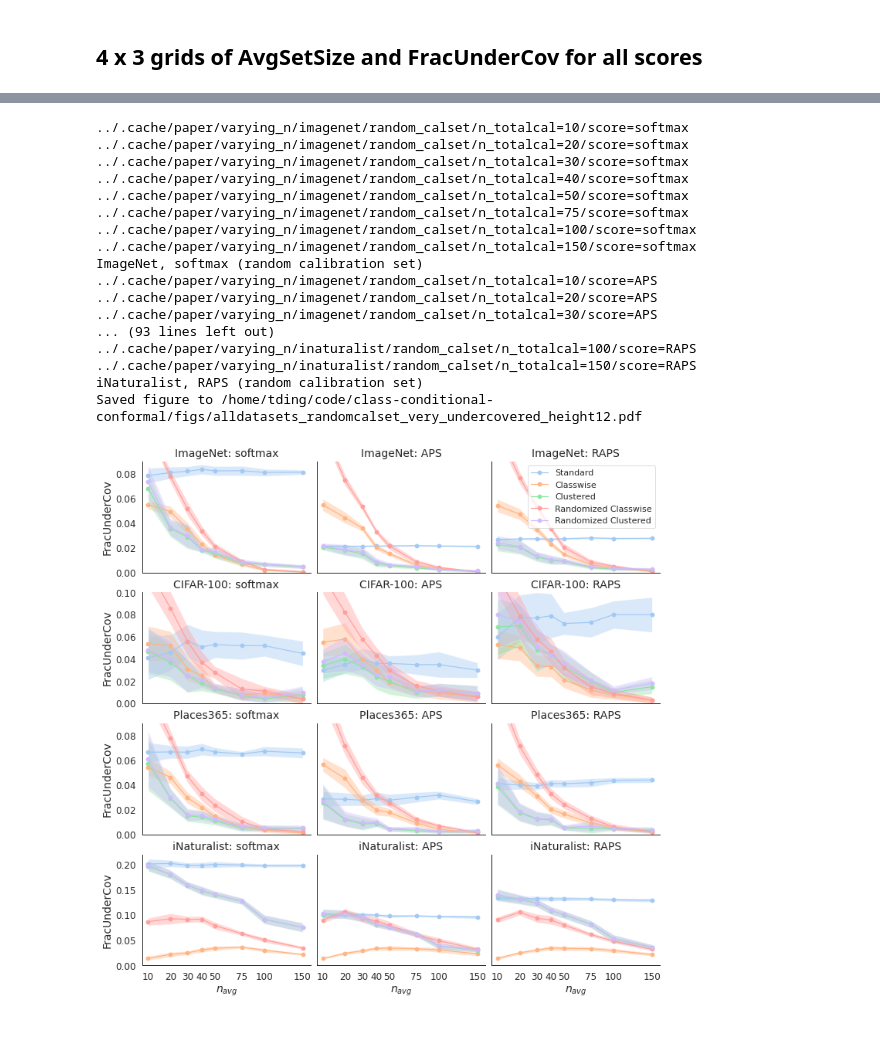
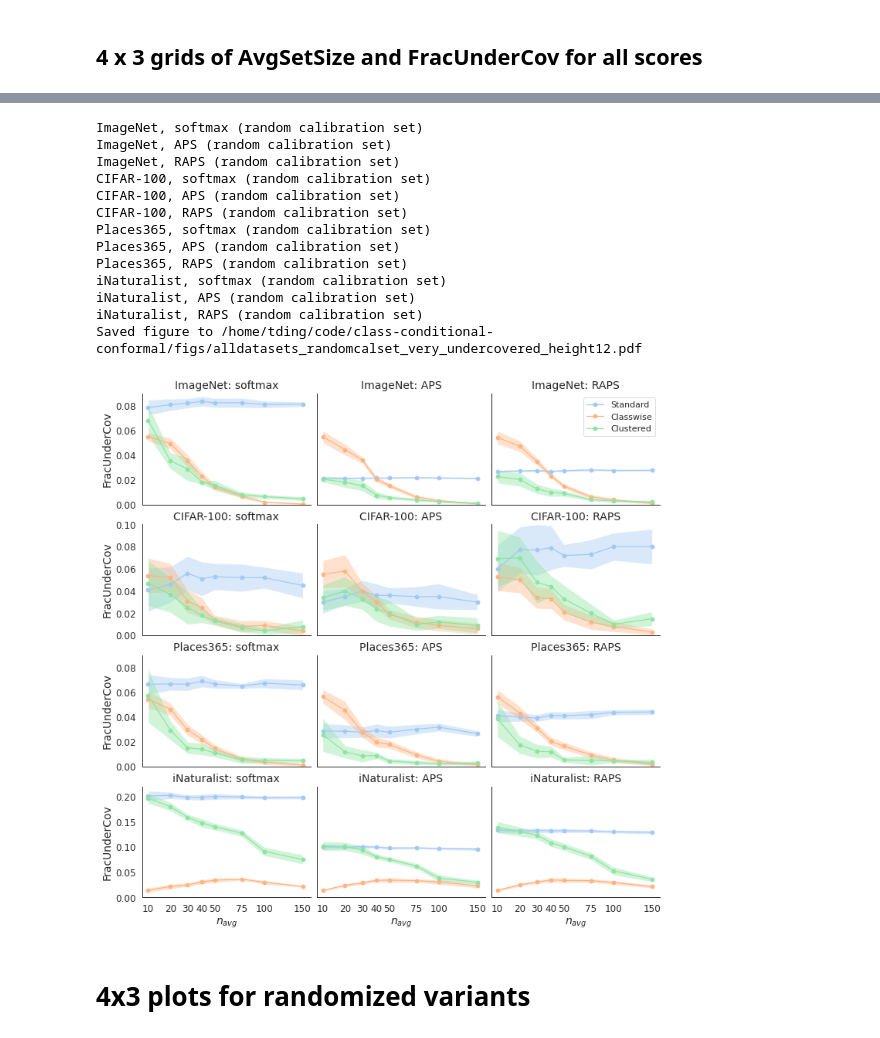
Before and after one commit to tiffanyding/class-conditional-conformal, a Jupyter notebook: notebooks/create_varying_n_plots.ipynb, the cells around one changed output, grey strips where cells are left out. Drawn from its saved outputs; the diff is of its cells as text; code cells hidden in the pictures.

```diff
--- a/notebooks/create_varying_n_plots.ipynb
+++ b/notebooks/create_varying_n_plots.ipynb
@@ -234,7 +221,8 @@ fig, axs = plt.subplots(1,ncols,
 score_function_list = ['APS', 'RAPS']
 for i, score_function in enumerate(score_function_list):
     # Get data
-    aggregated_results = get_metric_df(dataset, cal_sampling, metric, score_function, method_list=method_list)
+    aggregated_results = get_metric_df(dataset, cal_sampling, metric, score_function,
+                                       method_list=method_list, print_folder=False)
 
     # Plot
     make_line_plot(aggregated_results, axs[i])
@@ -300,7 +272,7 @@ for score_function in score_function_list:
 
     for i, dataset in enumerate(dataset_list):
 
-        aggregated_results = get_metric_df(dataset, cal_sampling, metric, score_function)
+        aggregated_results = get_metric_df(dataset, cal_sampling, metric, score_function, print_folder=False)
 
         # Plot
         make_line_plot(aggregated_results, axs[i])
@@ -384,7 +330,8 @@ for metric in metric_list:
             c = i - r*ncols
             ax = axs[r][c]
 
-            aggregated_results = get_metric_df(dataset, cal_sampling, metric, score_function)
+            aggregated_results = get_metric_df(dataset, cal_sampling, metric,
+                                               score_function, print_folder=False)
 
             # Plot
             make_line_plot(aggregated_results, ax)
@@ -451,7 +386,7 @@ fig_folder = '/home/tding/code/class-conditional-conformal/figs/'
 cal_sampling = 'random'
 dataset_list = ['imagenet', 'cifar-100', 'places365', 'inaturalist']
 score_function_list = ['softmax','APS']
-method_list = method_to_name.keys()
+method_list = ['standard', 'classwise', 'cluster_random']
 
 nrows = len(dataset_list)
 ncols = len(score_function_list)
@@ -469,7 +404,8 @@ for metric in metric_list:
 
             ax = axs[i][j]
 
-            aggregated_results = get_metric_df(dataset, cal_sampling, metric, score_function, method_list=method_list)
+            aggregated_results = get_metric_df(dataset, cal_sampling, metric, score_function,
+                                               method_list=method_list, print_folder=False)
 
             # Plot
             make_line_plot(aggregated_results, ax, method_list=method_list)
@@ -533,10 +461,12 @@ fig_folder = '/home/tding/code/class-conditional-conformal/figs/'
 cal_sampling = 'random'
 dataset_list = ['imagenet', 'cifar-100', 'places365', 'inaturalist']
 score_function_list = ['softmax','APS', 'RAPS']
-method_list = method_to_name.keys()
+method_list = ['standard', 'classwise', 'cluster_random']
 
 nrows = len(dataset_list)
 ncols = len(score_function_list)
+
+
 
 for metric in metric_list:
 
@@ -551,7 +481,8 @@ for metric in metric_list:
 
             ax = axs[i][j]
 
-            aggregated_results = get_metric_df(dataset, cal_sampling, metric, score_function, method_list=method_list)
+            aggregated_results = get_metric_df(dataset, cal_sampling, metric, score_function,
+                                               method_list=method_list, print_folder=False)
 
             # Plot
             make_line_plot(aggregated_results, ax, method_list=method_list)
@@ -577,14 +508,6 @@ for metric in metric_list:
             # Apply row-by-row adjustments
             if metric == 'avg_set_size':
                 ax.set_ylim(0,40)
-#                 if dataset == 'imagenet' or dataset == 'places365':
-#                     ax.set_ylim(0,450)
-#                 if dataset == 'cifar-100':
-#                     ax.set_ylim(0,50)
-#                 if dataset == 'places365':
-#                     ax.set_ylim(0,150)
-#                 if dataset == 'inaturalist':
-#                     ax.set_ylim(0,400)
             elif metric == 'very_undercovered':
                 if dataset == 'imagenet' or dataset == 'places365':
                     ax.set_ylim(0,.09)
@@ -646,18 +561,16 @@ Saved figure to /home/tding/code/class-conditional-conformal/figs/alldatasets_ra
-../.cache/paper/varying_n/imagenet/random_calset/n_totalcal=10/score=softmax
-../.cache/paper/varying_n/imagenet/random_calset/n_totalcal=20/score=softmax
-../.cache/paper/varying_n/imagenet/random_calset/n_totalcal=30/score=softmax
-../.cache/paper/varying_n/imagenet/random_calset/n_totalcal=40/score=softmax
-../.cache/paper/varying_n/imagenet/random_calset/n_totalcal=50/score=softmax
-../.cache/paper/varying_n/imagenet/random_calset/n_totalcal=75/score=softmax
-../.cache/paper/varying_n/imagenet/random_calset/n_totalcal=100/score=softmax
-../.cache/paper/varying_n/imagenet/random_calset/n_totalcal=150/score=softmax
 ImageNet, softmax (random calibration set)
-../.cache/paper/varying_n/imagenet/random_calset/n_totalcal=10/score=APS
-../.cache/paper/varying_n/imagenet/random_calset/n_totalcal=20/score=APS
-../.cache/paper/varying_n/imagenet/random_calset/n_totalcal=30/score=APS
-... (93 lines left out)
-../.cache/paper/varying_n/inaturalist/random_calset/n_totalcal=100/score=RAPS
-../.cache/paper/varying_n/inaturalist/random_calset/n_totalcal=150/score=RAPS
+ImageNet, APS (random calibration set)
+ImageNet, RAPS (random calibration set)
+CIFAR-100, softmax (random calibration set)
+CIFAR-100, APS (random calibration set)
+CIFAR-100, RAPS (random calibration set)
+Places365, softmax (random calibration set)
+Places365, APS (random calibration set)
+Places365, RAPS (random calibration set)
+iNaturalist, softmax (random calibration set)
+iNaturalist, APS (random calibration set)
 iNaturalist, RAPS (random calibration set)
 Saved figure to /home/tding/code/class-conditional-conformal/figs/alldatasets_randomcalset_very_undercovered_height12.pdf
-[figure, old version]
+[figure, new version]
+# %% [markdown]
+# 4x3 plots for randomized variants
```
Also changed, not shown: parts of 11 cells of this notebook, 22 other files.
